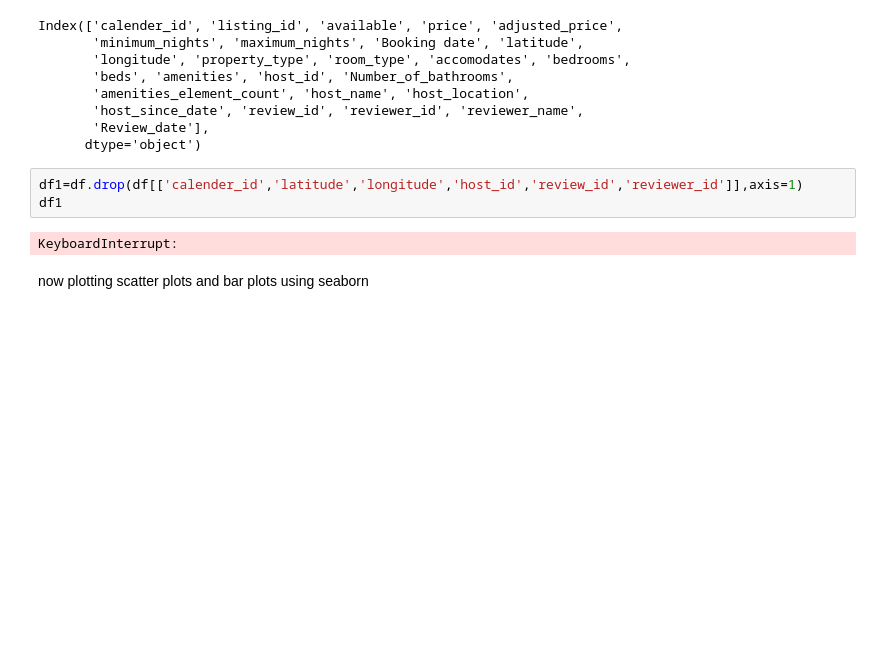
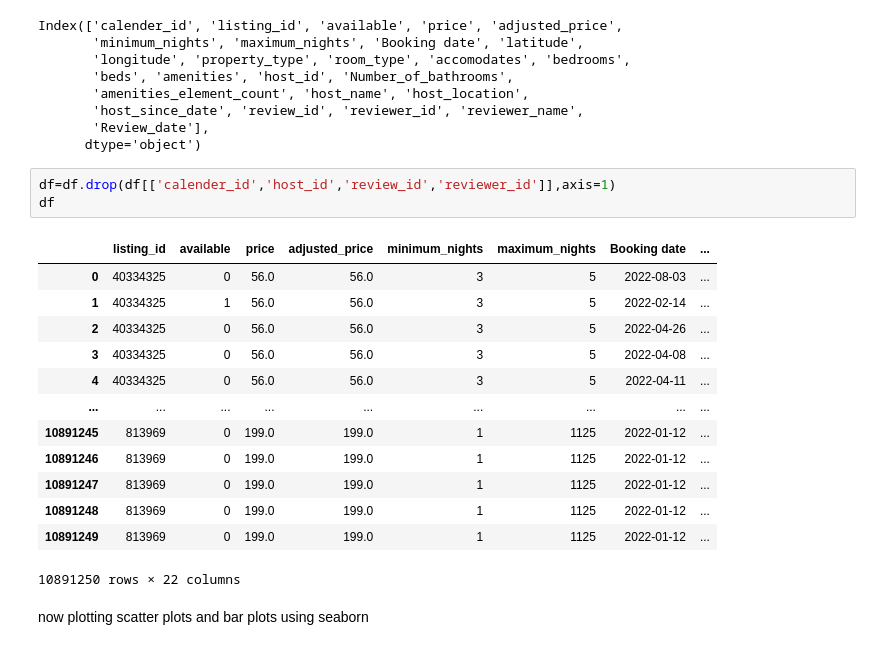
Before and after one commit to siroi97/HV_capstone_airbnb, a Jupyter notebook: Air_BNB_Python_file.ipynb, the cells around one changed output. Saved outputs shown, nothing was run; the diff lists cells and outputs as text; blank space fills up the shorter version.

```diff
--- a/Air_BNB_Python_file.ipynb
+++ b/Air_BNB_Python_file.ipynb
@@ -1113,10 +1098,22 @@ Index(['calender_id', 'listing_id', 'available', 'price', 'adjusted_price',
        'Review_date'],
       dtype='object')
 # %%
-df1=df.drop(df[['calender_id','latitude','longitude','host_id','review_id','reviewer_id']],axis=1)
-df1
+df=df.drop(df[['calender_id','host_id','review_id','reviewer_id']],axis=1)
+df
 # %% [output]
+|  | listing_id | available | price | adjusted_price | minimum_nights | maximum_nights | Booking date | ... |
+| 0 | 40334325 | 0 | 56.0 | 56.0 | 3 | 5 | 2022-08-03 | ... |
+| 1 | 40334325 | 1 | 56.0 | 56.0 | 3 | 5 | 2022-02-14 | ... |
+| 2 | 40334325 | 0 | 56.0 | 56.0 | 3 | 5 | 2022-04-26 | ... |
+| 3 | 40334325 | 0 | 56.0 | 56.0 | 3 | 5 | 2022-04-08 | ... |
+| 4 | 40334325 | 0 | 56.0 | 56.0 | 3 | 5 | 2022-04-11 | ... |
+| ... | ... | ... | ... | ... | ... | ... | ... | ... |
+| 10891245 | 813969 | 0 | 199.0 | 199.0 | 1 | 1125 | 2022-01-12 | ... |
+| 10891246 | 813969 | 0 | 199.0 | 199.0 | 1 | 1125 | 2022-01-12 | ... |
+| 10891247 | 813969 | 0 | 199.0 | 199.0 | 1 | 1125 | 2022-01-12 | ... |
+| 10891248 | 813969 | 0 | 199.0 | 199.0 | 1 | 1125 | 2022-01-12 | ... |
+| 10891249 | 813969 | 0 | 199.0 | 199.0 | 1 | 1125 | 2022-01-12 | ... |
-KeyboardInterrupt:
+10891250 rows × 22 columns
 # %% [markdown]
 now plotting scatter plots  and bar plots using seaborn
 # %%
```
Also changed, not shown: parts of 22 cells of this notebook.
